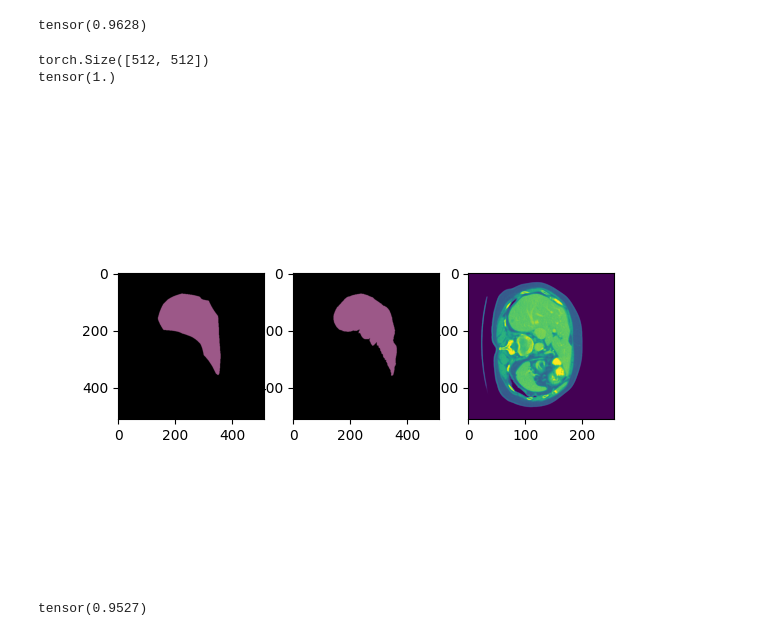
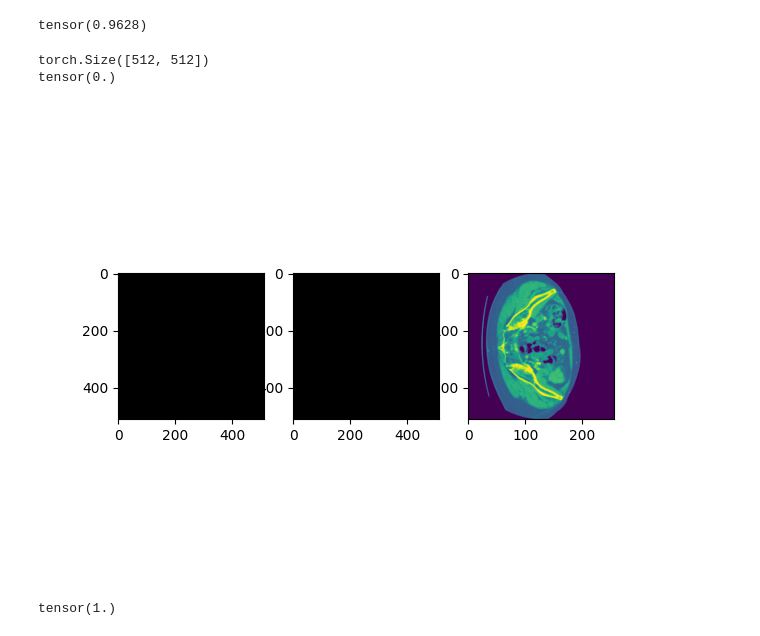
Before and after one commit to StanciulescuAndrei/LicentaUPB, a Jupyter notebook: ML_train_tester.ipynb, the cells around one changed output. Saved outputs shown, nothing was run; the diff lists cells and outputs as text; code cells hidden in the pictures.

```diff
--- a/ML_train_tester.ipynb
+++ b/ML_train_tester.ipynb
@@ -109,7 +109,7 @@ device = torch.device('cpu')
 model.to(device)
 
 model.eval()
-input_tensor, mask = dataset_learn.__getitem__(60)
+input_tensor, mask = dataset_learn.__getitem__(26)
 input_batch = input_tensor.repeat(2, 1, 1, 1)
 pred = model(input_batch.to(device))
 
@@ -118,37 +118,37 @@ pred = final_func(pred).squeeze()
 pred = torch.nn.functional.interpolate(pred.unsqueeze(0), size=512, mode="bilinear", align_corners=False).squeeze()
 output_predictions = torch.round(pred[0])
 
 print(output_predictions.shape)
 output_predictions = output_predictions.detach().squeeze()
 output_predictions = np.round(output_predictions)
 mask = mask.cpu().squeeze()
 
 palette = torch.tensor([2 ** 25 - 1, 2 ** 15 - 1, 2 ** 21 - 1])
 colors = torch.as_tensor([i for i in range(3)])[:, None] * 1.1 * palette
 colors = (colors % 255).numpy().astype("uint8")
 
 # plot the semantic segmentation predictions of 21 classes in each color
 r = Image.fromarray(output_predictions.byte().cpu().numpy())
 r.putpalette(colors)
 
 r_mask = Image.fromarray(mask.byte().cpu().numpy())
 r_mask.putpalette(colors)
 
 print(torch.max(output_predictions))
 plt.figure()
 plt.subplot(1, 3, 1)
 plt.imshow(r)
 plt.subplot(1, 3, 2)
 plt.imshow(r_mask)
 plt.subplot(1, 3, 3)
 plt.imshow(np.squeeze(input_tensor.numpy()))
 plt.show()
 # %% [output]
 torch.Size([512, 512])
-tensor(1.)
+tensor(0.)
-[figure, old version]
+[figure, new version]
 # %%
 loss_fn = DiceLoss()
 print(1.0 - loss_fn(output_predictions, mask))
 # %% [output]
-tensor(0.9527)
+tensor(1.)
```
Also changed, not shown: 6 other files.
